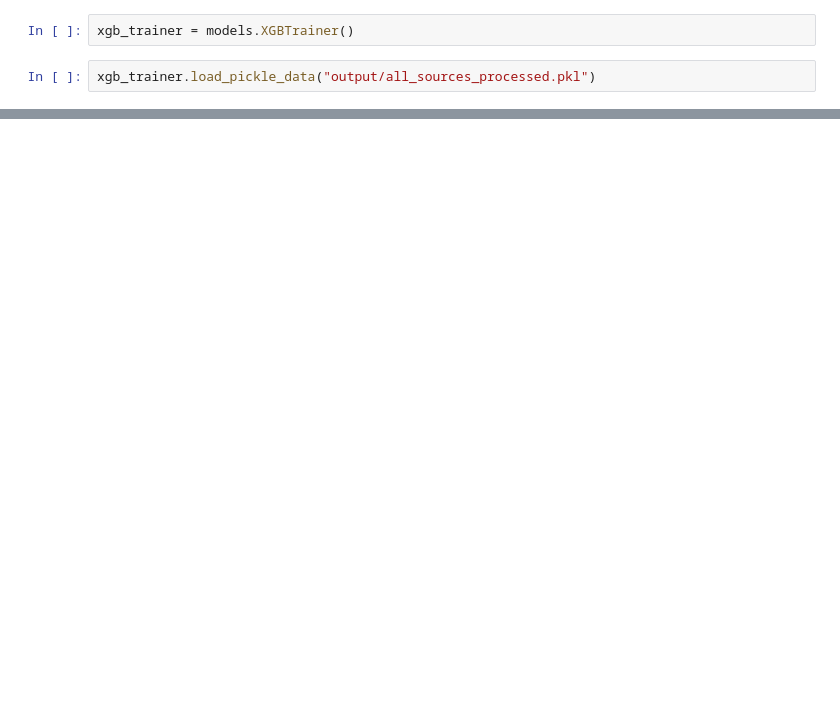
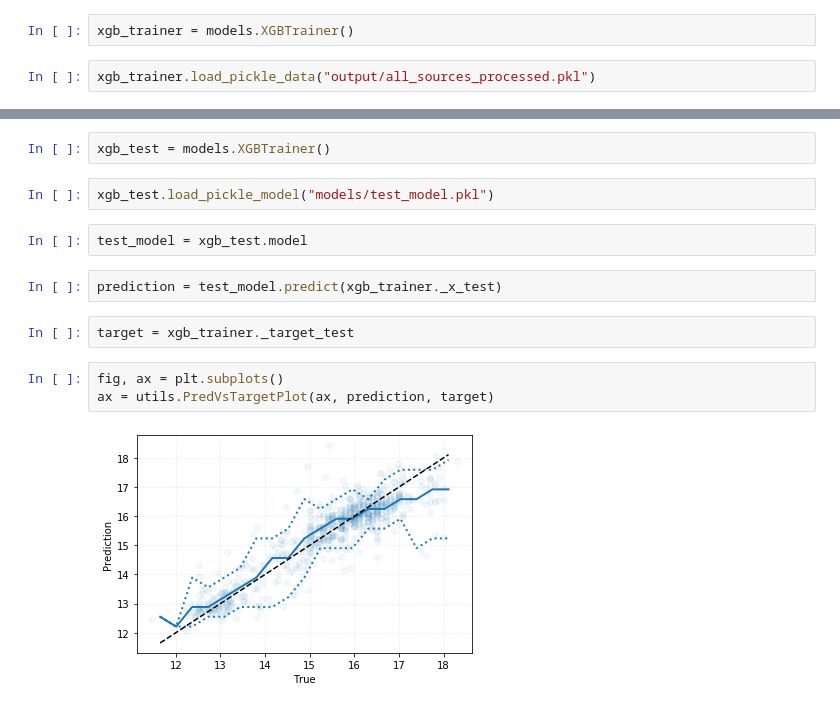
Before and after one commit to aturcati/nupyk, a Jupyter notebook: examples/Trainer.ipynb, the cells around one changed output, grey strips where cells are left out. Drawn from its saved outputs; the diff is of its cells as text; blank space fills up the shorter version.

Commit message:
Added functioning xgb model trainer

```diff
--- a/examples/Trainer.ipynb
+++ b/examples/Trainer.ipynb
@@ -39,0 +34,15 @@ xgb_trainer.save_model("example_name")
+# %%
+xgb_test = models.XGBTrainer()
+# %%
+xgb_test.load_pickle_model("models/test_model.pkl")
+# %%
+test_model = xgb_test.model
+# %%
+prediction = test_model.predict(xgb_trainer._x_test)
+# %%
+target = xgb_trainer._target_test
+# %%
+fig, ax = plt.subplots()
+ax = utils.PredVsTargetPlot(ax, prediction, target)
+# %% [output]
+[figure, added]
```
Also changed, not shown: parts of 8 cells of this notebook, 2 other files.
